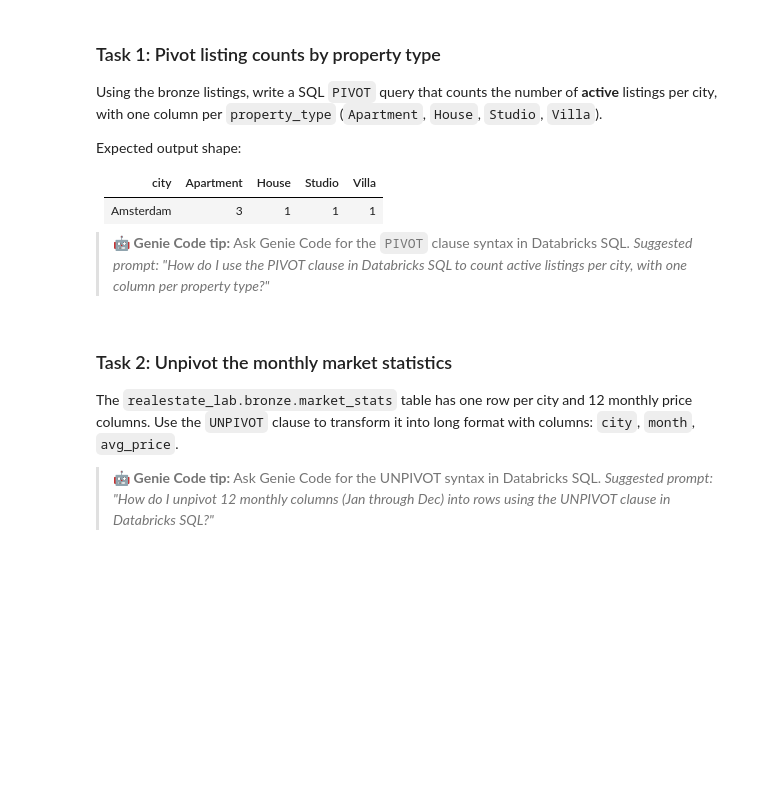
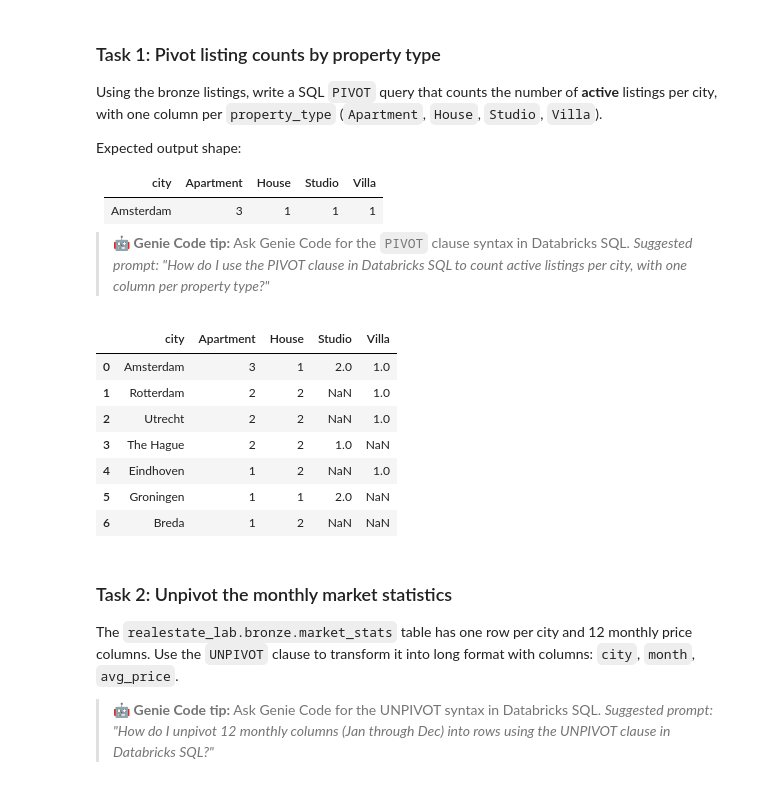
Before and after one commit to GeraldMonticelli/databricks-dp750, a Jupyter notebook: src/notebooks/08-cleanse-transform-load-data-into-unity-catalog.ipynb, the cells around one changed output. Cells and saved outputs as stored; diff of their text form; code cells hidden in the pictures; blank space fills up the shorter version.

```diff
--- a/src/notebooks/08-cleanse-transform-load-data-into-unity-catalog.ipynb
+++ b/src/notebooks/08-cleanse-transform-load-data-into-unity-catalog.ipynb
@@ -516,7 +524,20 @@ Expected output shape:
 # %%
 %sql
 -- Task 1: Pivot active listing counts by property_type
 -- Columns: city, Apartment, House, Studio, Villa
+
+select city,Apartment, House, Studio, Villa
+from (select city, property_type from realestate_lab.bronze.listings)
+pivot (count(*) for property_type in ('Apartment', 'House', 'Studio', 'Villa'))
+# %% [output]
+|  | city | Apartment | House | Studio | Villa |
+| 0 | Amsterdam | 3 | 1 | 2.0 | 1.0 |
+| 1 | Rotterdam | 2 | 2 | NaN | 1.0 |
+| 2 | Utrecht | 2 | 2 | NaN | 1.0 |
+| 3 | The Hague | 2 | 2 | 1.0 | NaN |
+| 4 | Eindhoven | 1 | 2 | NaN | 1.0 |
+| 5 | Groningen | 1 | 1 | 2.0 | NaN |
+| 6 | Breda | 1 | 2 | NaN | NaN |
 # %% [markdown]
 ### Task 2: Unpivot the monthly market statistics
 
```
Also changed, not shown: parts of 4 cells of this notebook.
